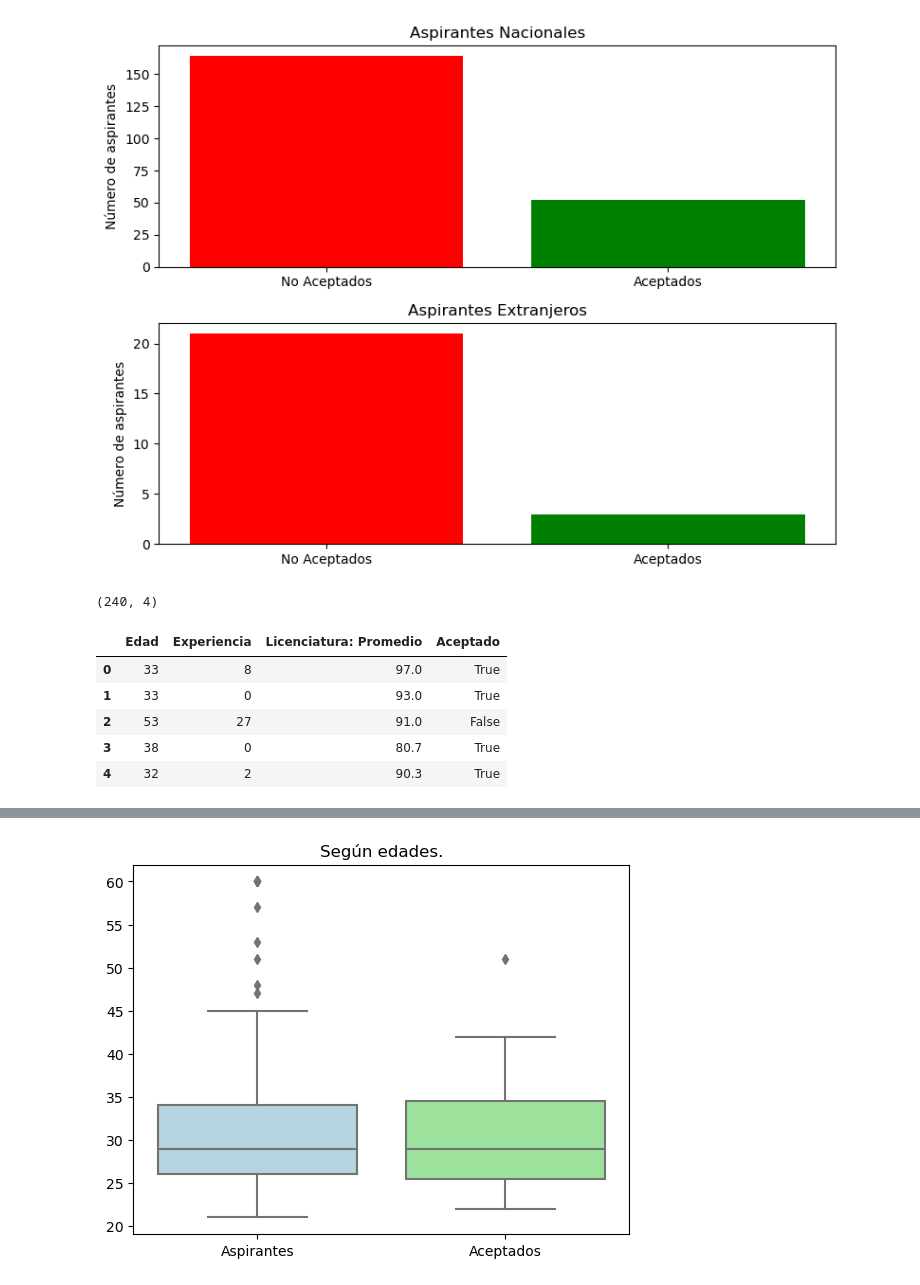
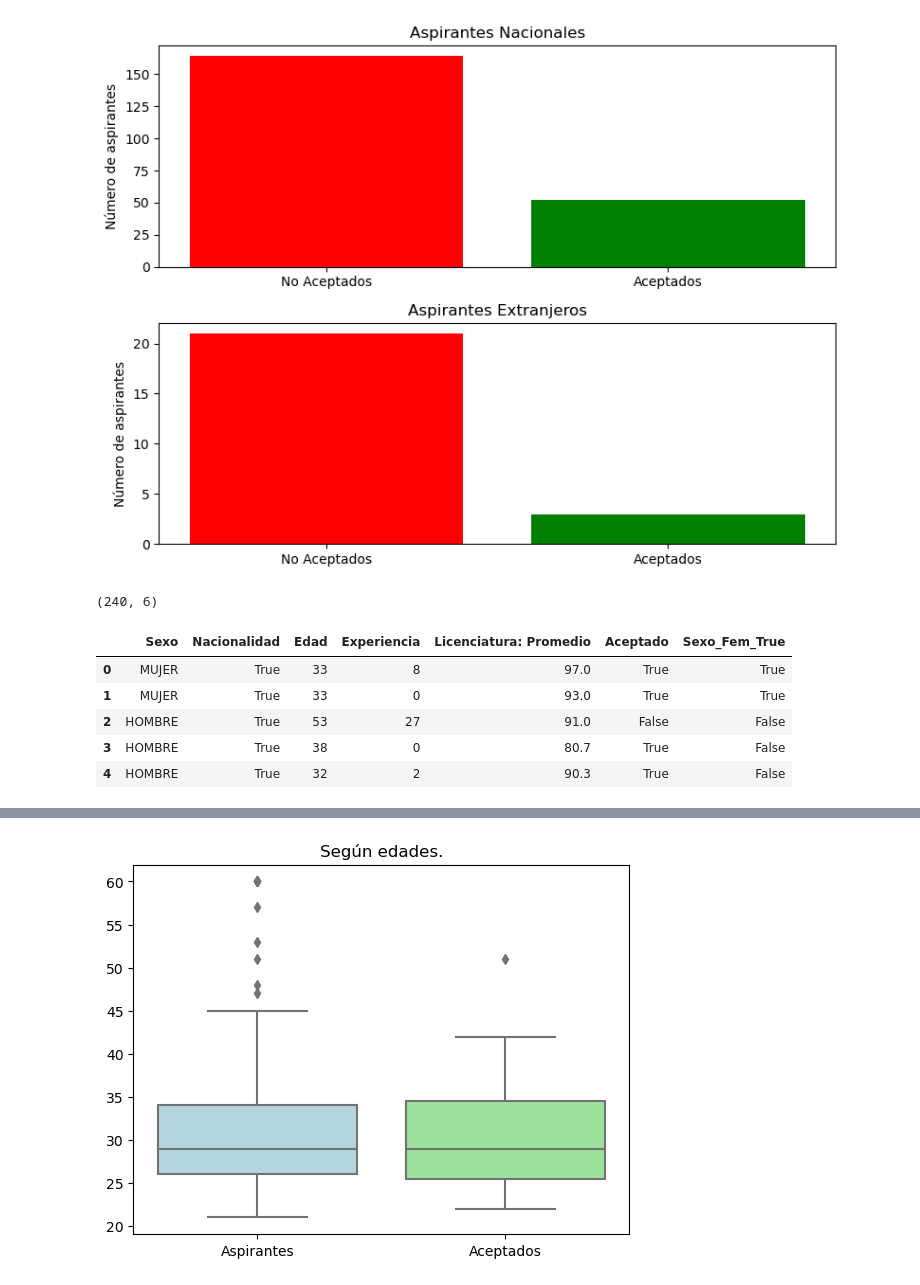
Before and after one commit to fofojaramillo/aspirantes-historia, a Jupyter notebook: notebooks/graficas.ipynb, the cells around one changed output, grey strips where cells are left out. Cells and saved outputs as stored; diff of their text form; code cells hidden in the pictures.

```diff
--- a/notebooks/graficas.ipynb
+++ b/notebooks/graficas.ipynb
@@ -57,17 +57,26 @@ plt.show()
 # Gráfico de Cajas y Bigotes con: Promedio de licenciatura de aspirantes y aceptados.
 # Gráfico de Cajas y Bigotes con: Experiencia de aspirantes y aceptados.
 # %%
-df_boxplot = aspirantes_mcd[["Edad", "Experiencia", "Licenciatura: Promedio", "Aceptado"]].reset_index(drop = True)
+df_boxplot = aspirantes_mcd[["Sexo", "Nacionalidad", "Edad", "Experiencia", "Licenciatura: Promedio", "Aceptado"]].reset_index(drop = True)
 print(df_boxplot.shape)
-df_boxplot.head()
 # %% [output]
-(240, 4)
+(240, 6)
-|  | Edad | Experiencia | Licenciatura: Promedio | Aceptado |
-| 0 | 33 | 8 | 97.0 | True |
-| 1 | 33 | 0 | 93.0 | True |
-| 2 | 53 | 27 | 91.0 | False |
-| 3 | 38 | 0 | 80.7 | True |
-| 4 | 32 | 2 | 90.3 | True |
+# %%
+# Crear una variable para almacenar el sexo Femenino en True o False...
+map_sexo = {"HOMBRE": False,
+            "MUJER" : True}
+
+df_boxplot["Sexo_Fem_True"] = df_boxplot["Sexo"]
+df_boxplot["Sexo_Fem_True"] = df_boxplot["Sexo_Fem_True"].map(map_sexo)
+
+df_boxplot.head()
+# %% [output]
+|  | Sexo | Nacionalidad | Edad | Experiencia | Licenciatura: Promedio | Aceptado | Sexo_Fem_True |
+| 0 | MUJER | True | 33 | 8 | 97.0 | True | True |
+| 1 | MUJER | True | 33 | 0 | 93.0 | True | True |
+| 2 | HOMBRE | True | 53 | 27 | 91.0 | False | False |
+| 3 | HOMBRE | True | 38 | 0 | 80.7 | True | False |
+| 4 | HOMBRE | True | 32 | 2 | 90.3 | True | False |
 # %%
 df_boxplot_aceptados = df_boxplot.loc[df_boxplot["Aceptado"] == True]
 print(df_boxplot_aceptados.shape)
```
Also changed, not shown: parts of 12 cells of this notebook, 3 other files.
